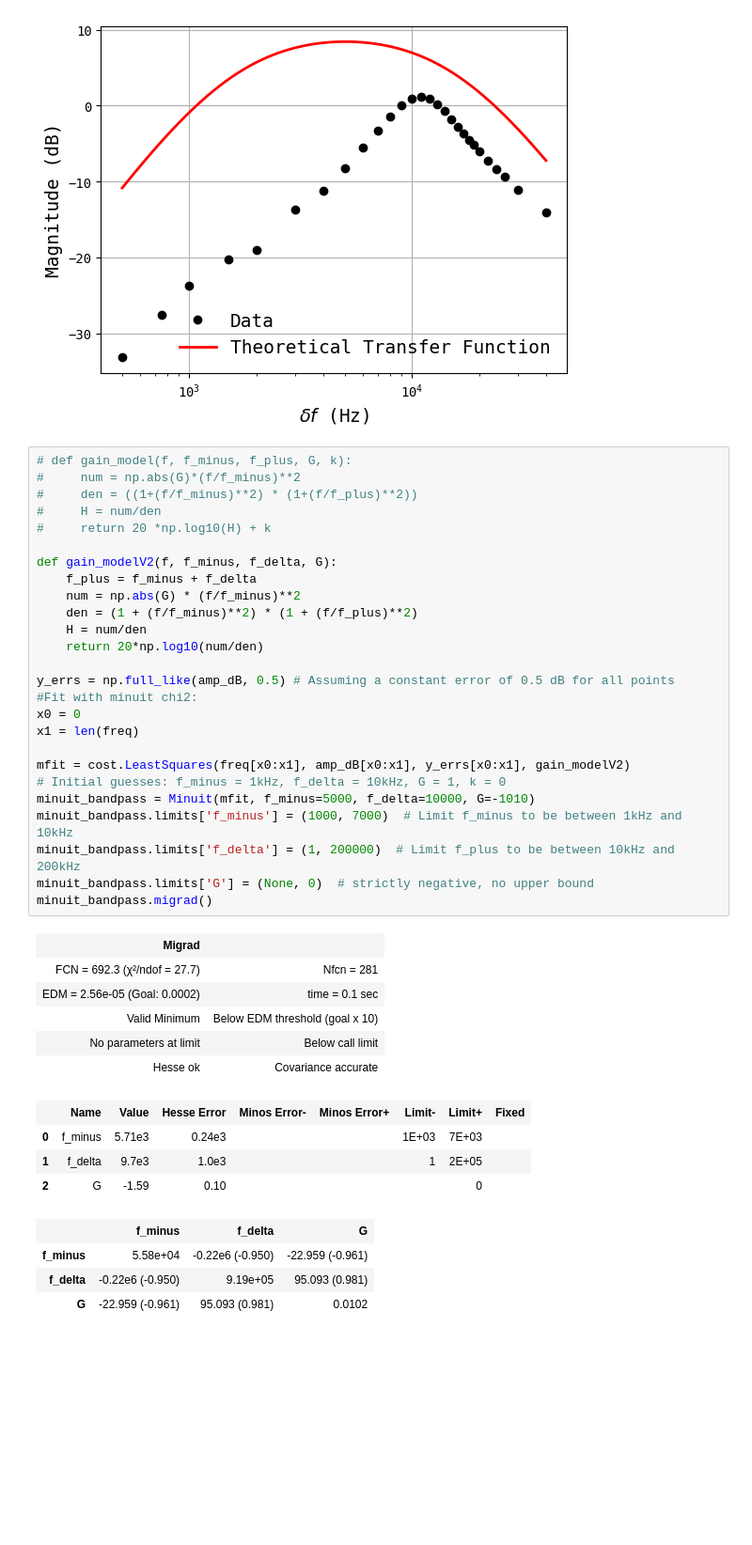
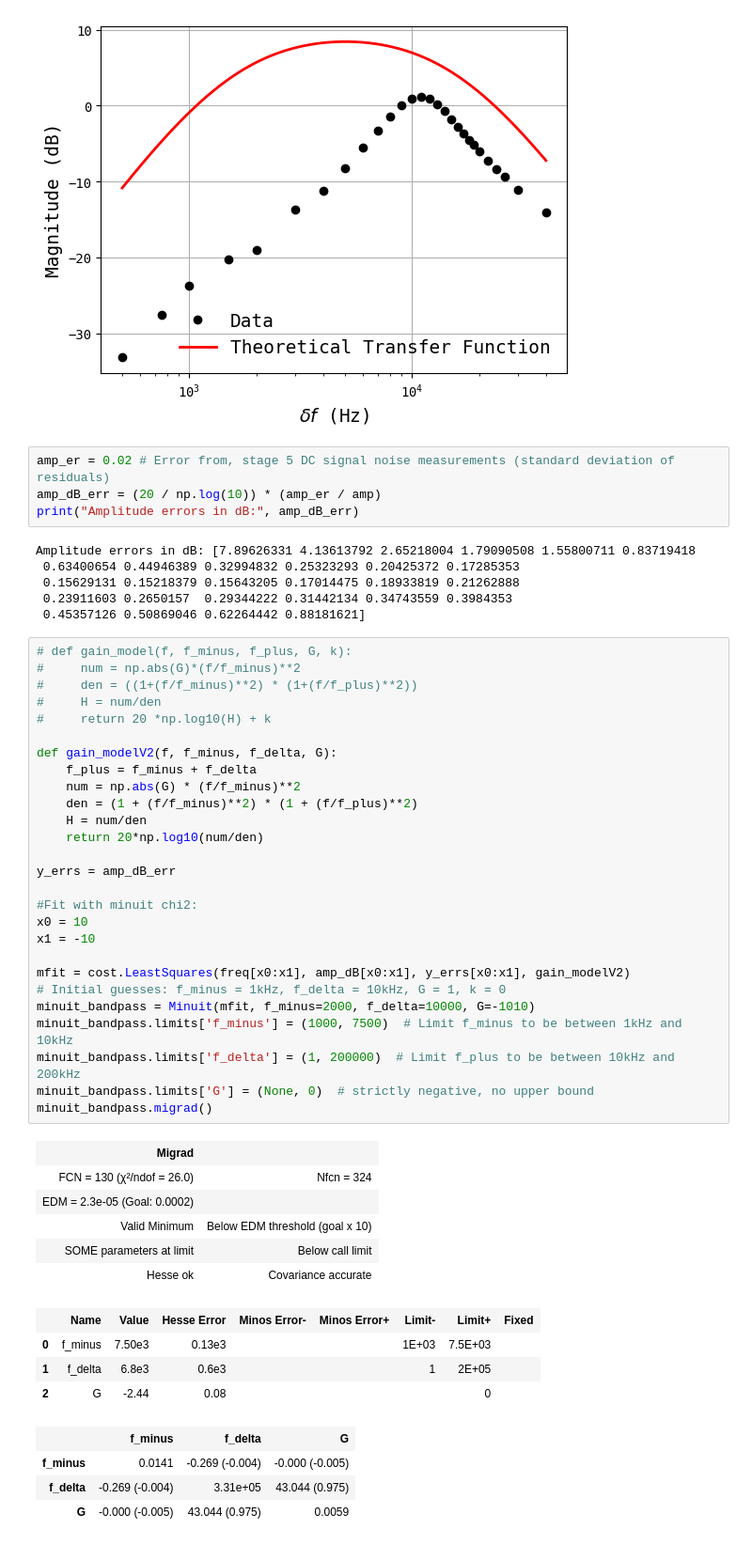
Before and after one commit to askeroelshoej/SP-Lock-In-Amp, a Jupyter notebook: experiment/analysis_stage1_3.ipynb, the cells around one changed output. Shown at 94% size. Cells and saved outputs as stored; diff of their text form; blank space fills up the shorter version.

```diff
--- a/experiment/analysis_stage1_3.ipynb
+++ b/experiment/analysis_stage1_3.ipynb
@@ -152,47 +152,58 @@ plt.legend(fontsize=14, frameon=False)
 # %% [output]
 <matplotlib.legend.Legend at 0x...>
 [figure]
+# %%
+amp_er = 0.02 # Error from, stage 5 DC signal noise measurements (standard deviation of residuals)
+amp_dB_err = (20 / np.log(10)) * (amp_er / amp)
+print("Amplitude errors in dB:", amp_dB_err)
+# %% [output]
+Amplitude errors in dB: [7.89626331 4.13613792 2.65218004 1.79090508 1.55800711 0.83719418
+ 0.63400654 0.44946389 0.32994832 0.25323293 0.20425372 0.17285353
+ 0.15629131 0.15218379 0.15643205 0.17014475 0.18933819 0.21262888
+ 0.23911603 0.2650157  0.29344222 0.31442134 0.34743559 0.3984353
+ 0.45357126 0.50869046 0.62264442 0.88181621]
 # %%
 # def gain_model(f, f_minus, f_plus, G, k):
 #     num = np.abs(G)*(f/f_minus)**2
 #     den = ((1+(f/f_minus)**2) * (1+(f/f_plus)**2))
 #     H = num/den
 #     return 20 *np.log10(H) + k
 
 def gain_modelV2(f, f_minus, f_delta, G):
     f_plus = f_minus + f_delta
     num = np.abs(G) * (f/f_minus)**2
     den = (1 + (f/f_minus)**2) * (1 + (f/f_plus)**2)
     H = num/den
     return 20*np.log10(num/den)
 
-y_errs = np.full_like(amp_dB, 0.5) # Assuming a constant error of 0.5 dB for all points
+y_errs = amp_dB_err
+
 #Fit with minuit chi2:
-x0 = 0
-x1 = len(freq)
+x0 = 10
+x1 = -10
 
 mfit = cost.LeastSquares(freq[x0:x1], amp_dB[x0:x1], y_errs[x0:x1], gain_modelV2)
 # Initial guesses: f_minus = 1kHz, f_delta = 10kHz, G = 1, k = 0
-minuit_bandpass = Minuit(mfit, f_minus=5000, f_delta=10000, G=-1010)
-minuit_bandpass.limits['f_minus'] = (1000, 7000)  # Limit f_minus to be between 1kHz and 10kHz
+minuit_bandpass = Minuit(mfit, f_minus=2000, f_delta=10000, G=-1010)
+minuit_bandpass.limits['f_minus'] = (1000, 7500)  # Limit f_minus to be between 1kHz and 10kHz
 minuit_bandpass.limits['f_delta'] = (1, 200000)  # Limit f_plus to be between 10kHz and 200kHz
 minuit_bandpass.limits['G'] = (None, 0)  # strictly negative, no upper bound
 minuit_bandpass.migrad()
 # %% [output]
 | Migrad |  |
-| FCN = 692.3 (χ²/ndof = 27.7) | Nfcn = 281 |
-| EDM = 2.56e-05 (Goal: 0.0002) | time = 0.1 sec |
+| FCN = 130 (χ²/ndof = 26.0) | Nfcn = 324 |
+| EDM = 2.3e-05 (Goal: 0.0002) |  |
 | Valid Minimum | Below EDM threshold (goal x 10) |
-| No parameters at limit | Below call limit |
+| SOME parameters at limit | Below call limit |
 | Hesse ok | Covariance accurate |
 |  | Name | Value | Hesse Error | Minos Error- | Minos Error+ | Limit- | Limit+ | Fixed |
-| 0 | f_minus | 5.71e3 | 0.24e3 |  |  | 1E+03 | 7E+03 |  |
-| 1 | f_delta | 9.7e3 | 1.0e3 |  |  | 1 | 2E+05 |  |
-| 2 | G | -1.59 | 0.10 |  |  |  | 0 |  |
+| 0 | f_minus | 7.50e3 | 0.13e3 |  |  | 1E+03 | 7.5E+03 |  |
+| 1 | f_delta | 6.8e3 | 0.6e3 |  |  | 1 | 2E+05 |  |
+| 2 | G | -2.44 | 0.08 |  |  |  | 0 |  |
 |  | f_minus | f_delta | G |
-| f_minus | 5.58e+04 | -0.22e6 (-0.950) | -22.959 (-0.961) |
-| f_delta | -0.22e6 (-0.950) | 9.19e+05 | 95.093 (0.981) |
-| G | -22.959 (-0.961) | 95.093 (0.981) | 0.0102 |
+| f_minus | 0.0141 | -0.269 (-0.004) | -0.000 (-0.005) |
+| f_delta | -0.269 (-0.004) | 3.31e+05 | 43.044 (0.975) |
+| G | -0.000 (-0.005) | 43.044 (0.975) | 0.0059 |
 # %%
 chi2 = minuit_bandpass.fval
 ndof = len(freq) - len(minuit_bandpass.values)
```
Also changed, not shown: parts of 2 cells of this notebook, 7 other files.
